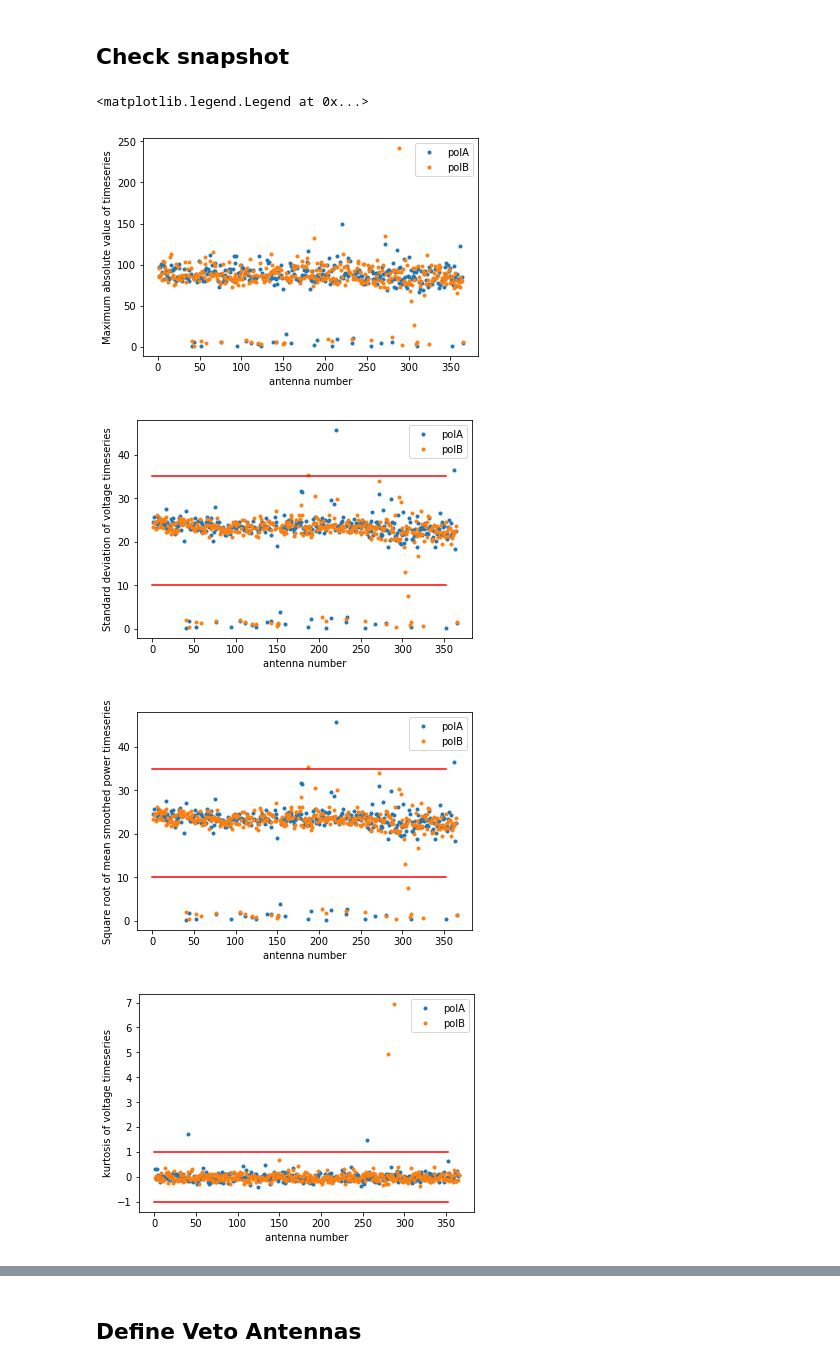
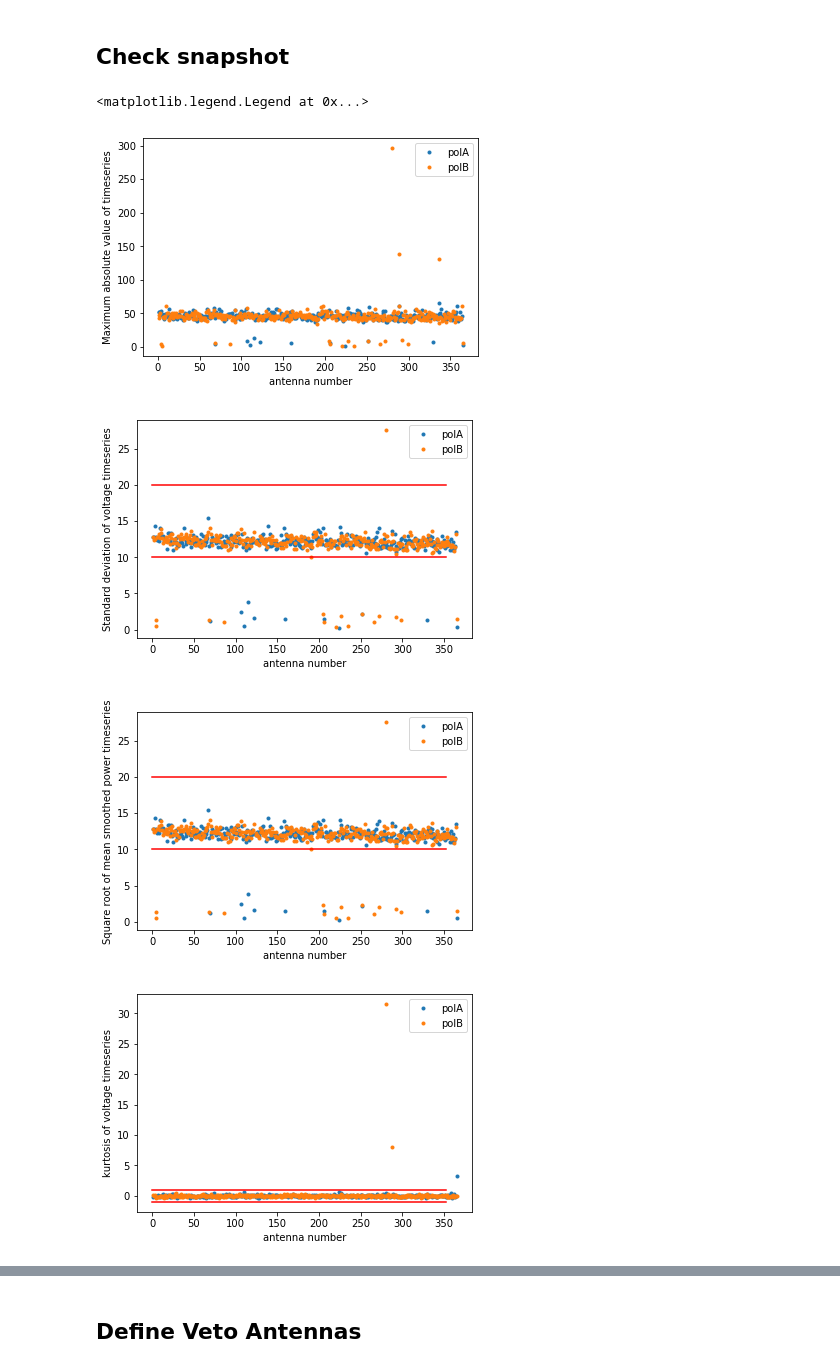
Before and after one commit to kathrynplant/lwa-cosmic-rays, a Jupyter notebook: check_antenna_status.ipynb, the cells around one changed output, grey strips where cells are left out. Drawn from its saved outputs; the diff is of its cells as text; code cells hidden in the pictures.

```diff
--- a/check_antenna_status.ipynb
+++ b/check_antenna_status.ipynb
@@ -68,7 +68,13 @@ h= np.asarray([0.000049291111379545783611425685544205066,
 #fname='/data0/cosmic-ray-data/2024February20/test1708492386.2733262.dat'
 #fname = '/data0/cosmic-ray-data/2024February21/test1708569562.3720453.dat'
 #fname = '/data0/cosmic-ray-data/2024February27/old-veto-assignments/test1709095643.8127391.dat'
-fname = '/data0/cosmic-ray-data/2024April26/test1714189270.4888074.dat'
+#fname = '/data0/cosmic-ray-data/2024April26/test1714189270.4888074.dat'
+#fname = '/data0/cosmic-ray-data/newdata/test1721020952.7655447.dat'
+#fname = '/data0/cosmic-ray-data/test/get-ant-roles-23October20241729735083.835055.dat'
+#fname = '/data0/cosmic-ray-data/newdata/for_antroles1766124235.3813455.dat'
+#fname = '/data0/cosmic-ray-data/newdata/for_antenna_roles1768267503.9276817.dat'
+#fname = '/data0/cosmic-ray-data/newdata/for_antenna_roles1768276832.824719.dat'
+fname = '/data0/cosmic-ray-data/newdata/for_antenna_roles1768278104.9820573.dat'
 
 records=parsefile(fname)
 mergedrecords=mergepolarizations(records,arraymapdictionaries,namedict,Filter=h)
@@ -94,6 +100,9 @@ kurtosisB=np.asarray([record['kurtosisB'] for record in records_by_antname])
 
 absmaxA=np.asarray([np.max(np.abs(record['polA_data'])) for record in records_by_antname])
 absmaxB=np.asarray([np.max(np.abs(record['polB_data'])) for record in records_by_antname])
+# %%
+minimum=10
+maximum=20 #lowered from 35
 # %%
 plt.figure()
 plt.plot(sorted_antennas,absmaxA,'.',label='polA')
@@ -107,41 +116,41 @@ plt.plot(sorted_antennas,rmsA,'.',label='polA')
 plt.plot(sorted_antennas,rmsB,'.',label='polB')
 plt.ylabel('Standard deviation of voltage timeseries')
 plt.xlabel('antenna number')
-plt.plot([0,352],[10,10],'r')
-plt.plot([0,352],[35,35],'r')
+plt.plot([0,352],[minimum,minimum],'r')
+plt.plot([0,352],[maximum,maximum],'r')
 plt.legend()
 
 plt.figure()
 plt.plot(sorted_antennas,np.sqrt(meansmoothedA),'.',label='polA')
 plt.plot(sorted_antennas,np.sqrt(meansmoothedB),'.',label='polB')
 plt.ylabel('Square root of mean smoothed power timeseries')
 plt.xlabel('antenna number')
-plt.plot([0,352],[10,10],'r')
-plt.plot([0,352],[35,35],'r')
+plt.plot([0,352],[minimum,minimum],'r')
+plt.plot([0,352],[maximum,maximum],'r')
 plt.legend()
 
 plt.figure()
 plt.plot(sorted_antennas,kurtosisA,'.',label='polA')
 plt.plot(sorted_antennas,kurtosisB,'.',label='polB')
 plt.ylabel('kurtosis of voltage timeseries')
 plt.xlabel('antenna number')
 plt.plot([0,352],[-1,-1],'r')
 plt.plot([0,352],[1,1],'r')
 plt.legend()
 
 plt.figure()
 plt.plot(sorted_antennas,kurtosisA,'.',label='polA')
 plt.plot(sorted_antennas,kurtosisB,'.',label='polB')
 plt.ylabel('kurtosis of voltage timeseries')
 plt.xlabel('antenna number')
 plt.plot([0,352],[-1,-1],'r')
 plt.plot([0,352],[1,1],'r')
 plt.ylim(-10,10)
 #plt.ylim(-1,100)
 plt.legend()
 # %% [output]
 <matplotlib.legend.Legend at 0x...>
-[figure, old version]
+[figure, new version]
-[figure, old version]
+[figure, new version]
-[figure, old version]
+[figure, new version]
-[figure, old version]
+[figure, new version]
```
Also changed, not shown: parts of 19 cells of this notebook.
